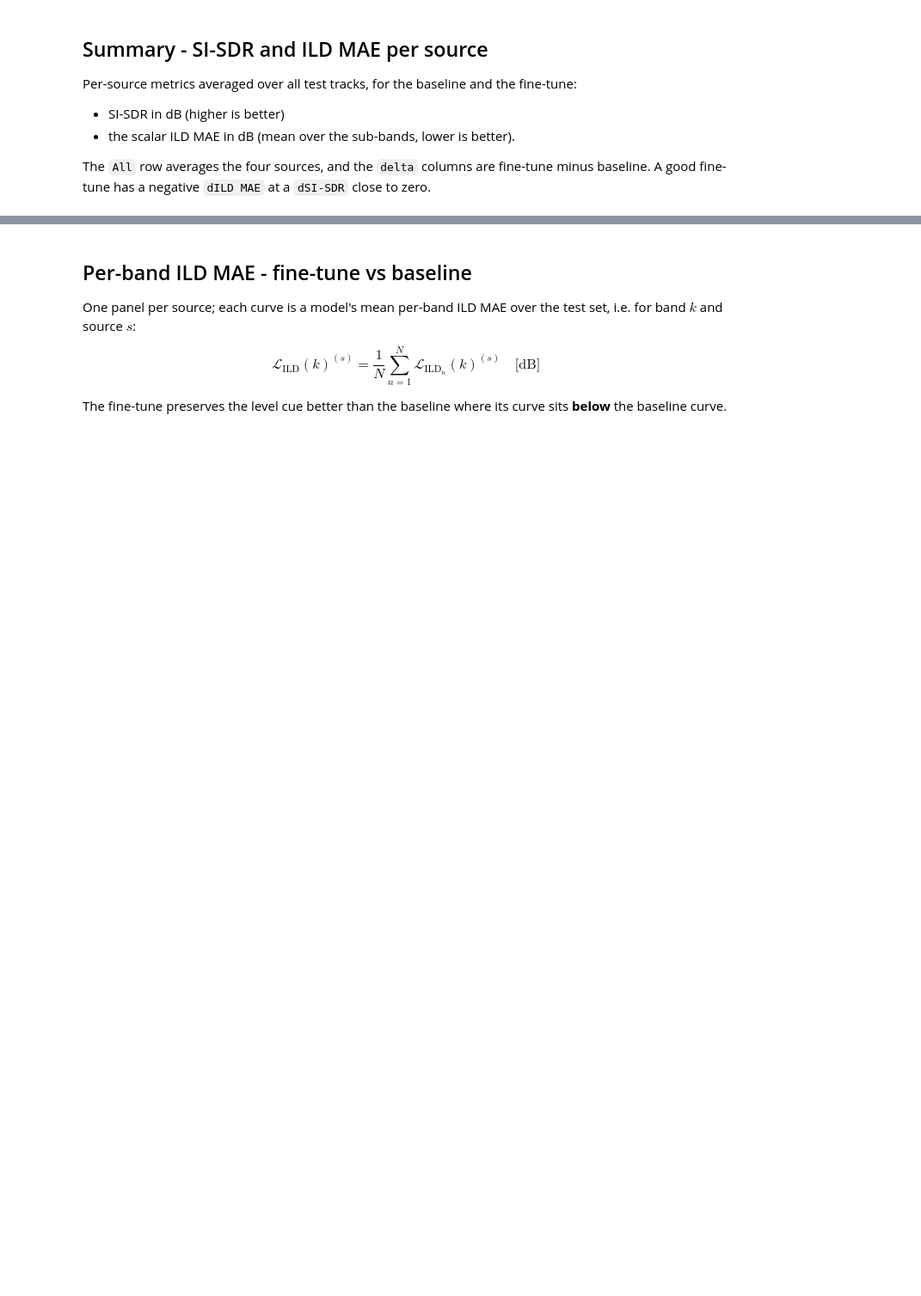
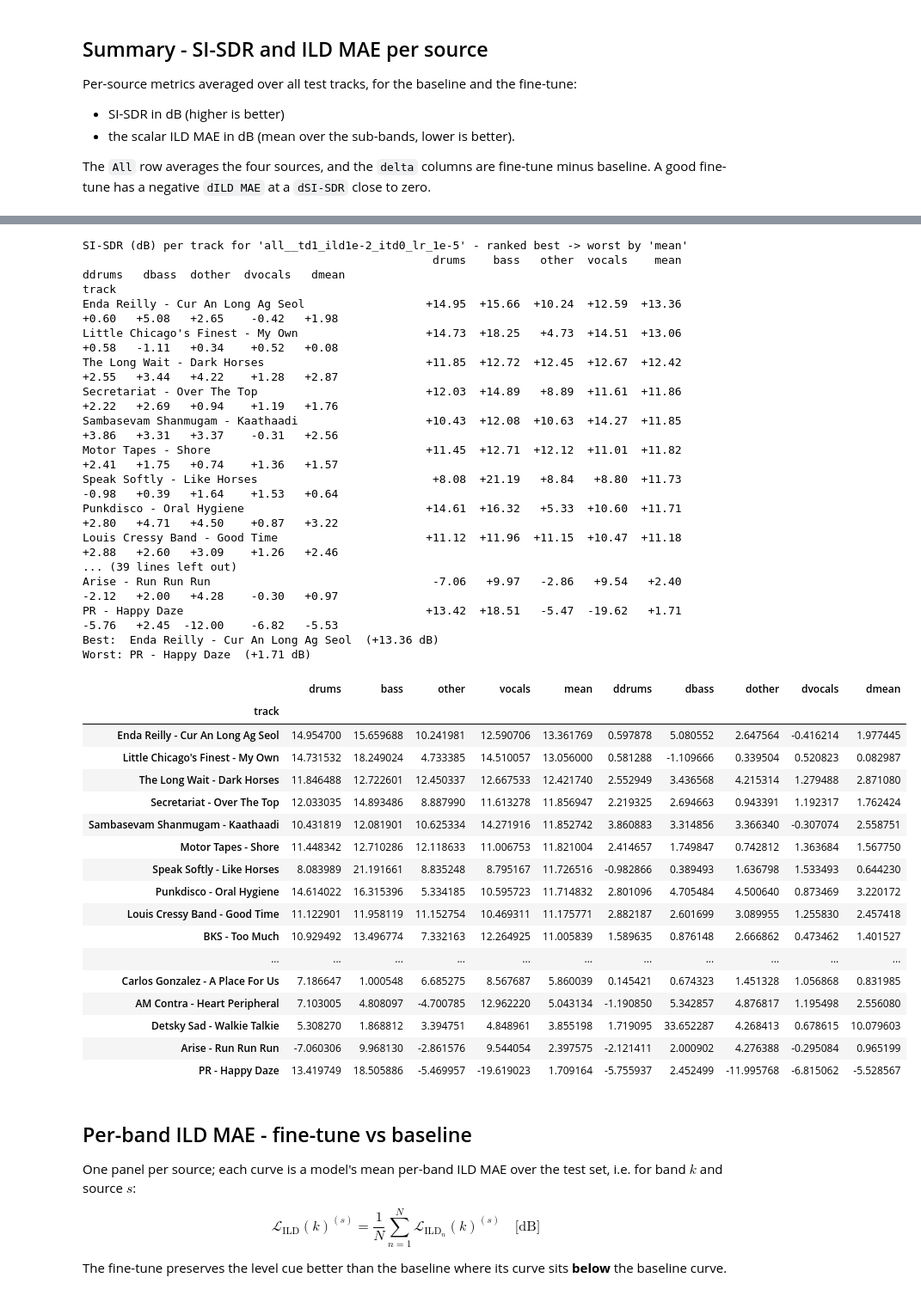
Before and after one commit to polimi-ispl/sahtdemucs, a Jupyter notebook: notebook/TestHTDemucsSpatial.ipynb, the cells around one changed output, grey strips where cells are left out. Shown at 86% size. Saved outputs shown, nothing was run; the diff lists cells and outputs as text; code cells hidden in the pictures; blank space fills up the shorter version.

```diff
--- a/notebook/TestHTDemucsSpatial.ipynb
+++ b/notebook/TestHTDemucsSpatial.ipynb
@@ -451,3 +463,68 @@ All                 +7.403       +6.324                                      +3.
+# %%
+RANK_LABEL = RUN
+RANK_BY    = "mean"
+
+def si_sdr_per_track(res) -> pd.DataFrame:
+    """Per-track SI-SDR (dB), one column per source plus their `mean`."""
+    rows = {}
+    for track_name, track_res in res.items():
+        per_src = {src: track_res[src]["si_sdr"] for src in SOURCES if src in track_res}
+        if not per_src:
+            continue
+        per_src["mean"] = float(np.mean(list(per_src.values())))
+        rows[track_name] = per_src
+    return pd.DataFrame.from_dict(rows, orient="index", columns=SOURCES + ["mean"])
+
+rank_df = si_sdr_per_track(results_by_model[RANK_LABEL])
+if RANK_LABEL != BASELINE_LABEL:
+    delta = rank_df - si_sdr_per_track(results_by_model[BASELINE_LABEL]).reindex(rank_df.index)
+    rank_df = rank_df.join(delta.add_prefix("d"))
+si_sdr_ranking = rank_df.sort_values(RANK_BY, ascending=False)
+si_sdr_ranking.index.name = "track"
+
+print(f"SI-SDR (dB) per track for {RANK_LABEL!r} - ranked best -> worst by {RANK_BY!r}")
+with pd.option_context("display.max_rows", None, "display.width", 250,
+                       "display.float_format", lambda x: f"{x:+7.2f}"):
+    print(si_sdr_ranking)
+print(f"Best:  {si_sdr_ranking.index[0]}  ({si_sdr_ranking[RANK_BY].iloc[0]:+.2f} dB)")
+print(f"Worst: {si_sdr_ranking.index[-1]}  ({si_sdr_ranking[RANK_BY].iloc[-1]:+.2f} dB)")
+si_sdr_ranking
+# %% [output]
+SI-SDR (dB) per track for 'all__td1_ild1e-2_itd0_lr_1e-5' - ranked best -> worst by 'mean'
+                                                    drums    bass   other  vocals    mean  ddrums   dbass  dother  dvocals   dmean
+track
+Enda Reilly - Cur An Long Ag Seol                  +14.95  +15.66  +10.24  +12.59  +13.36   +0.60   +5.08   +2.65    -0.42   +1.98
+Little Chicago's Finest - My Own                   +14.73  +18.25   +4.73  +14.51  +13.06   +0.58   -1.11   +0.34    +0.52   +0.08
+The Long Wait - Dark Horses                        +11.85  +12.72  +12.45  +12.67  +12.42   +2.55   +3.44   +4.22    +1.28   +2.87
+Secretariat - Over The Top                         +12.03  +14.89   +8.89  +11.61  +11.86   +2.22   +2.69   +0.94    +1.19   +1.76
+Sambasevam Shanmugam - Kaathaadi                   +10.43  +12.08  +10.63  +14.27  +11.85   +3.86   +3.31   +3.37    -0.31   +2.56
+Motor Tapes - Shore                                +11.45  +12.71  +12.12  +11.01  +11.82   +2.41   +1.75   +0.74    +1.36   +1.57
+Speak Softly - Like Horses                          +8.08  +21.19   +8.84   +8.80  +11.73   -0.98   +0.39   +1.64    +1.53   +0.64
+Punkdisco - Oral Hygiene                           +14.61  +16.32   +5.33  +10.60  +11.71   +2.80   +4.71   +4.50    +0.87   +3.22
+Louis Cressy Band - Good Time                      +11.12  +11.96  +11.15  +10.47  +11.18   +2.88   +2.60   +3.09    +1.26   +2.46
+... (39 lines left out)
+Arise - Run Run Run                                 -7.06   +9.97   -2.86   +9.54   +2.40   -2.12   +2.00   +4.28    -0.30   +0.97
+PR - Happy Daze                                    +13.42  +18.51   -5.47  -19.62   +1.71   -5.76   +2.45  -12.00    -6.82   -5.53
+Best:  Enda Reilly - Cur An Long Ag Seol  (+13.36 dB)
+Worst: PR - Happy Daze  (+1.71 dB)
+|  | drums | bass | other | vocals | mean | ddrums | dbass | dother | dvocals | dmean |
+| track |  |  |  |  |  |  |  |  |  |  |
+| Enda Reilly - Cur An Long Ag Seol | 14.954700 | 15.659688 | 10.241981 | 12.590706 | 13.361769 | 0.597878 | 5.080552 | 2.647564 | -0.416214 | 1.977445 |
+| Little Chicago's Finest - My Own | 14.731532 | 18.249024 | 4.733385 | 14.510057 | 13.056000 | 0.581288 | -1.109666 | 0.339504 | 0.520823 | 0.082987 |
+| The Long Wait - Dark Horses | 11.846488 | 12.722601 | 12.450337 | 12.667533 | 12.421740 | 2.552949 | 3.436568 | 4.215314 | 1.279488 | 2.871080 |
+| Secretariat - Over The Top | 12.033035 | 14.893486 | 8.887990 | 11.613278 | 11.856947 | 2.219325 | 2.694663 | 0.943391 | 1.192317 | 1.762424 |
+| Sambasevam Shanmugam - Kaathaadi | 10.431819 | 12.081901 | 10.625334 | 14.271916 | 11.852742 | 3.860883 | 3.314856 | 3.366340 | -0.307074 | 2.558751 |
+| Motor Tapes - Shore | 11.448342 | 12.710286 | 12.118633 | 11.006753 | 11.821004 | 2.414657 | 1.749847 | 0.742812 | 1.363684 | 1.567750 |
+| Speak Softly - Like Horses | 8.083989 | 21.191661 | 8.835248 | 8.795167 | 11.726516 | -0.982866 | 0.389493 | 1.636798 | 1.533493 | 0.644230 |
+| Punkdisco - Oral Hygiene | 14.614022 | 16.315396 | 5.334185 | 10.595723 | 11.714832 | 2.801096 | 4.705484 | 4.500640 | 0.873469 | 3.220172 |
+| Louis Cressy Band - Good Time | 11.122901 | 11.958119 | 11.152754 | 10.469311 | 11.175771 | 2.882187 | 2.601699 | 3.089955 | 1.255830 | 2.457418 |
+| BKS - Too Much | 10.929492 | 13.496774 | 7.332163 | 12.264925 | 11.005839 | 1.589635 | 0.876148 | 2.666862 | 0.473462 | 1.401527 |
+| ... | ... | ... | ... | ... | ... | ... | ... | ... | ... | ... |
+| Carlos Gonzalez - A Place For Us | 7.186647 | 1.000548 | 6.685275 | 8.567687 | 5.860039 | 0.145421 | 0.674323 | 1.451328 | 1.056868 | 0.831985 |
+| AM Contra - Heart Peripheral | 7.103005 | 4.808097 | -4.700785 | 12.962220 | 5.043134 | -1.190850 | 5.342857 | 4.876817 | 1.195498 | 2.556080 |
+| Detsky Sad - Walkie Talkie | 5.308270 | 1.868812 | 3.394751 | 4.848961 | 3.855198 | 1.719095 | 33.652287 | 4.268413 | 0.678615 | 10.079603 |
+| Arise - Run Run Run | -7.060306 | 9.968130 | -2.861576 | 9.544054 | 2.397575 | -2.121411 | 2.000902 | 4.276388 | -0.295084 | 0.965199 |
+| PR - Happy Daze | 13.419749 | 18.505886 | -5.469957 | -19.619023 | 1.709164 | -5.755937 | 2.452499 | -11.995768 | -6.815062 | -5.528567 |
 # %% [markdown]
 ## Per-band ILD MAE - fine-tune vs baseline
 
```
Also changed, not shown: parts of 7 cells of this notebook, 14 other files.
